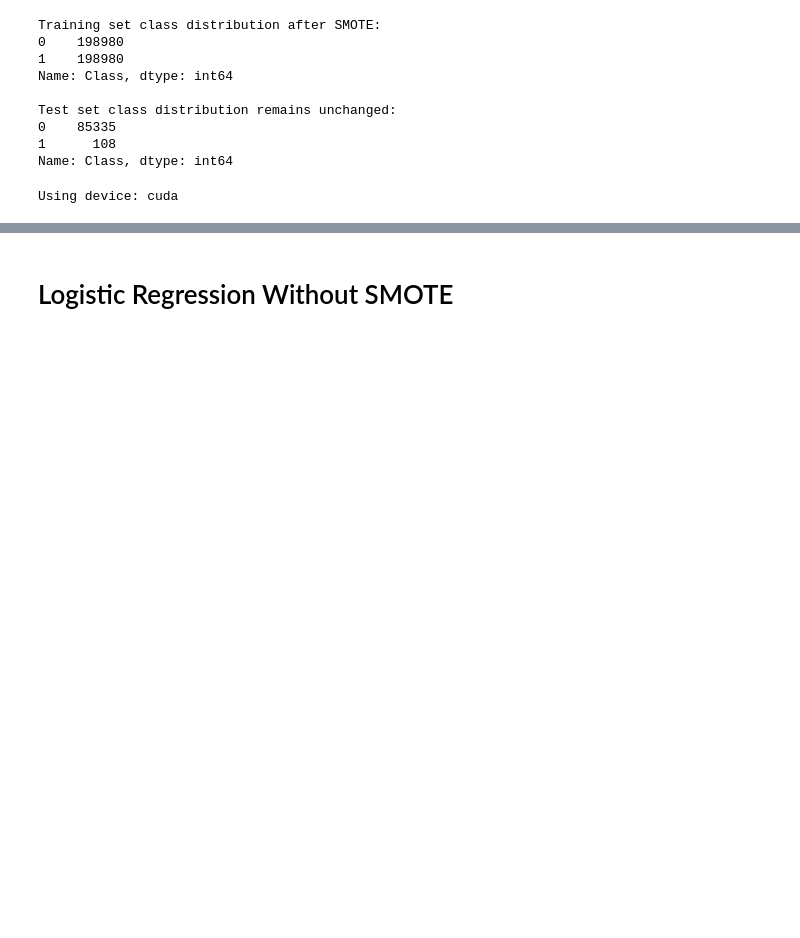
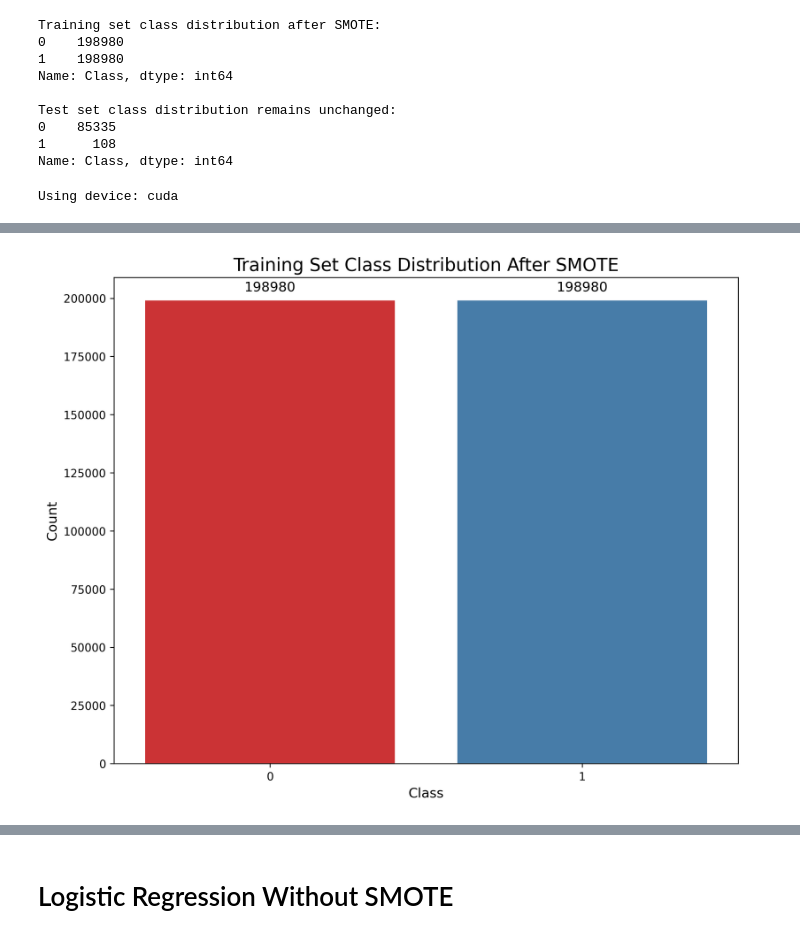
Before and after one commit to fengyuanshen/DS542_Final, a Jupyter notebook: Final_Project.ipynb, the cells around one changed output, grey strips where cells are left out. Drawn from its saved outputs; the diff is of its cells as text; code cells hidden in the pictures; blank space fills up the shorter version.

```diff
--- a/Final_Project.ipynb
+++ b/Final_Project.ipynb
@@ -195,7 +194,7 @@ plt.show()
 [figure]
 # %%
 # Apply SMOTE to the normalized training data
-smote = SMOTE(random_state=42)
+smote = SMOTE(random_state=42, sampling_strategy = 1)
 X_train_resampled, y_train_resampled = smote.fit_resample(X_train, y_train)
 
 # Check class distributions
@@ -236,0 +238,6 @@ test_loader = DataLoader(test_dataset, batch_size=64, shuffle=False)
+# %%
+# Create copies to avoid modifying the original datasets
+train_resampled = X_train_resampled.copy()
+
+# Add the class labels back to the features in the copied datasets
+train_resampled['Class'] = y_train_resampled.values
@@ -236,0 +260,16 @@ test_loader = DataLoader(test_dataset, batch_size=64, shuffle=False)
+# %%
+class_counts = train_resampled['Class'].value_counts()
+plt.figure(figsize=(10, 8), dpi=300)
+sns.barplot(x=class_counts.index, y=class_counts.values, palette="Set1")
+
+# Add labels to the bars
+for index, value in enumerate(class_counts.values):
+    plt.text(index, value + 0.02 * max(class_counts.values), str(value),
+             ha='center', fontsize=12, color='black')
+
+plt.title('Training Set Class Distribution After SMOTE', fontsize=16)
+plt.xlabel('Class', fontsize=12)
+plt.ylabel('Count', fontsize=12)
+plt.show()
+# %% [output]
+[figure, added]
```
Also changed, not shown: parts of 63 cells of this notebook.
